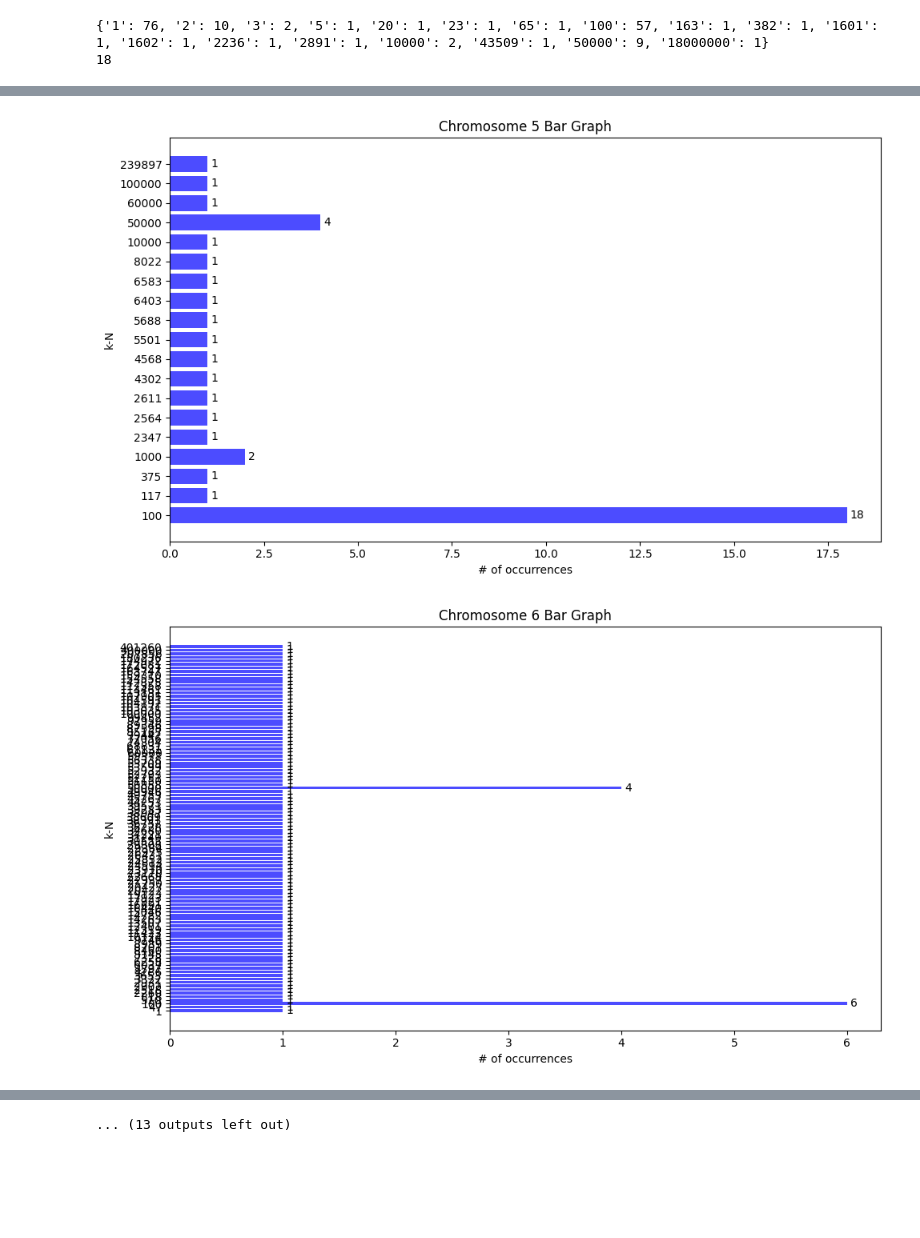
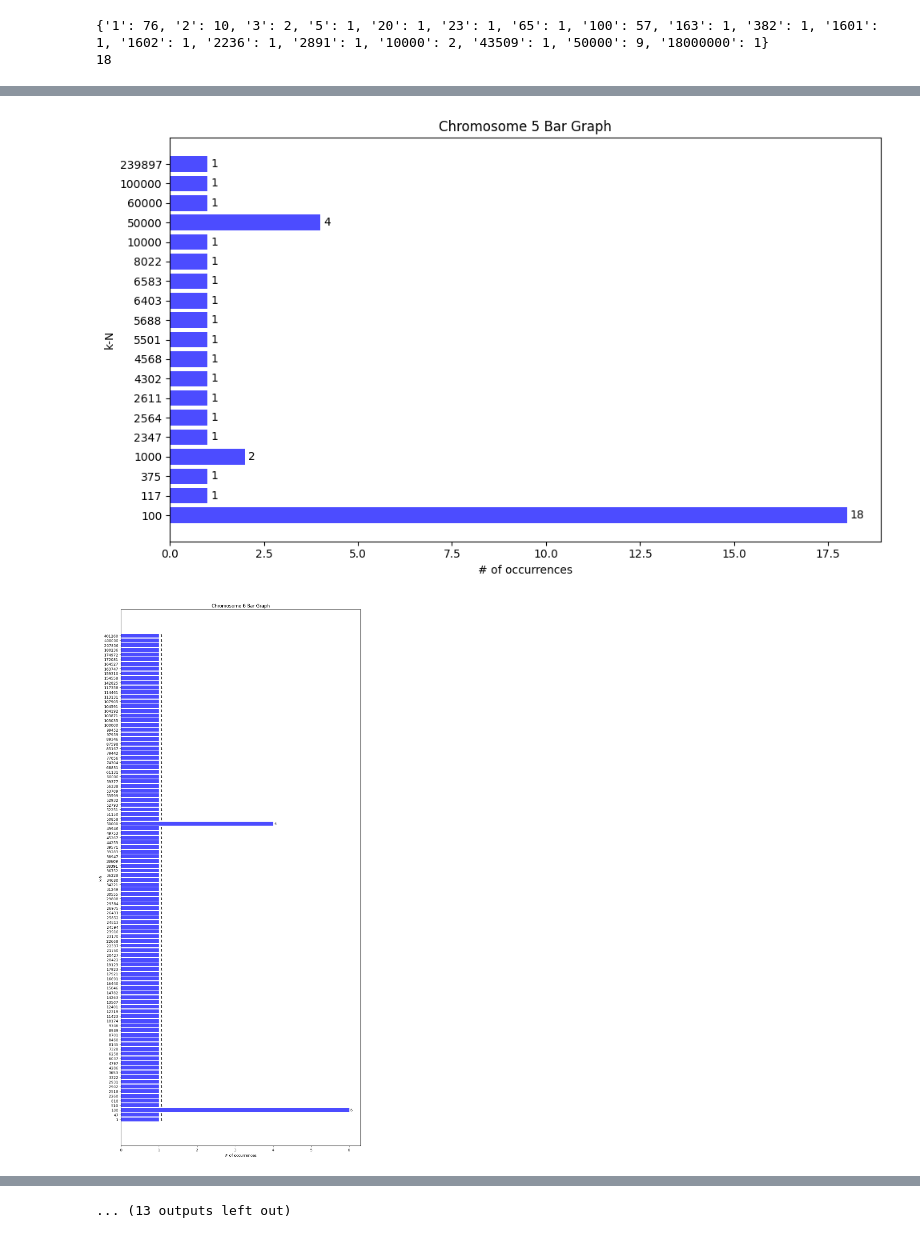
Before and after one commit to RowanTL/N-count, a Jupyter notebook: graphs.ipynb, the cells around one changed output, grey strips where cells are left out. Drawn from its saved outputs; the diff is of its cells as text; code cells hidden in the pictures; blank space fills up the shorter version.

Commit message:
Add files via upload
height based off parameters

```diff
--- a/graphs.ipynb
+++ b/graphs.ipynb
@@ -29,30 +29,27 @@ print(len(GCA["1"]))
 graphs_dir = 'graphs'
 os.makedirs(graphs_dir, exist_ok=True)
 # %%
-min_height = 6
-
 for chromosome, counts in GCA.items():
     sorted_counts = {k: v for k, v in sorted(counts.items(), key=lambda item: int(item[0]))}
-    fig, ax = plt.subplots(figsize=(10, 6))
+    fig, ax = plt.subplots(figsize=(10, max(6, len(sorted_counts) * 0.2)))
     bars = ax.barh(list(sorted_counts.keys()), list(sorted_counts.values()), color='blue', alpha=0.7)
     ax.set_xlabel('# of occurrences')
     ax.set_ylabel('k-N')
-    #height = max(min_height, sorted_counts.keys * 0.4)
     ax.set_title(f'Chromosome {chromosome} Bar Graph')
 
     # Add labels to the bars
     ax.bar_label(bars, padding=3, fontsize=10)
     plt.tight_layout()
     plt.savefig(os.path.join(graphs_dir, f'chromosome_{chromosome}_graph.png'), dpi=300)
 
     #plt.show()
 # %% [output]
 [figure]
 [figure]
 [figure]
 [figure]
 [figure]
-[figure, old version]
+[figure, new version]
 [figure]
 [figure]
 [figure]
```
